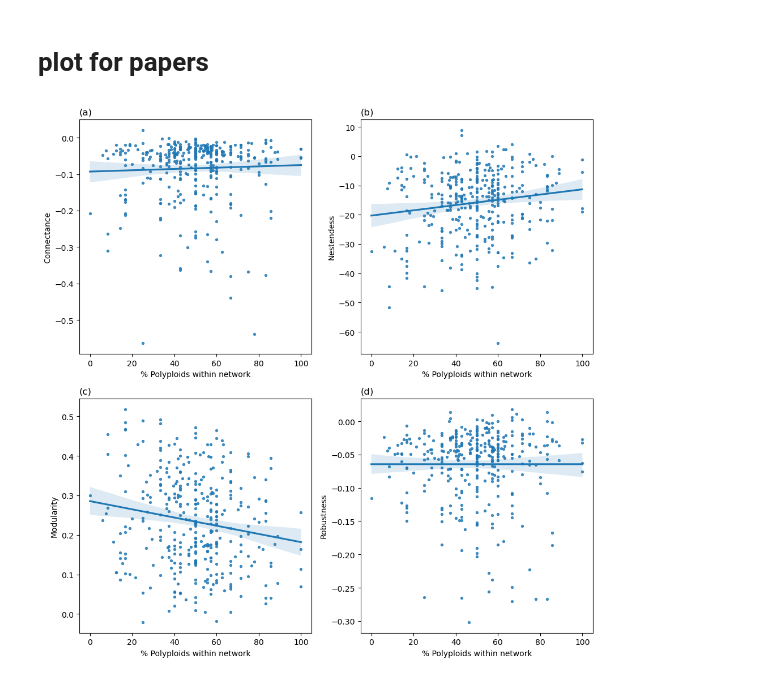
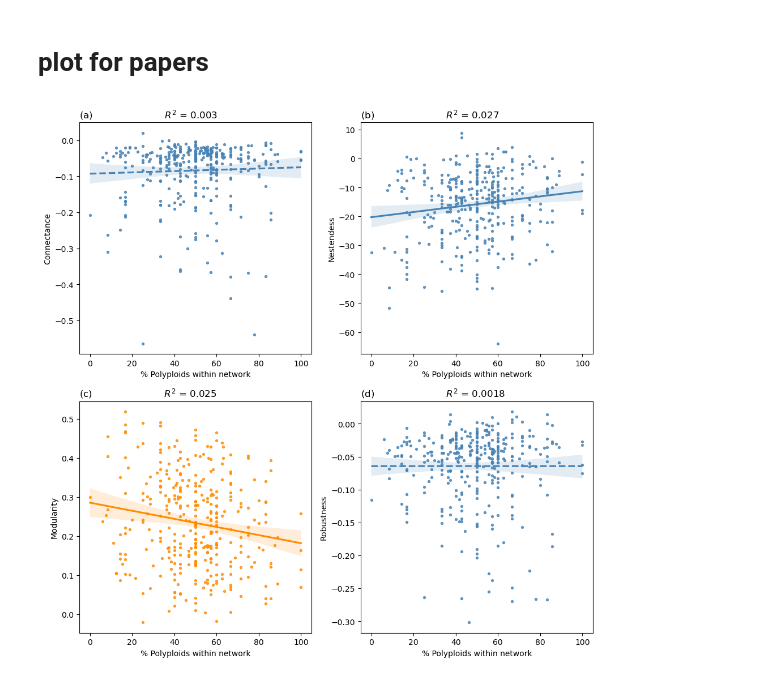
Before and after one commit to halabikeren/plant_pollinator_networks, a Jupyter notebook: notebooks/statistical_analysis/network_level/prepare_data.ipynb, the cells around one changed output. Cells and saved outputs as stored; diff of their text form; code cells hidden in the pictures.

```diff
--- a/notebooks/statistical_analysis/network_level/prepare_data.ipynb
+++ b/notebooks/statistical_analysis/network_level/prepare_data.ipynb
@@ -457,25 +423,43 @@ Modularity = KruskalResult(statistic=nan, pvalue=nan)
 # %% [markdown]
 # plot for papers
 # %%
+import scipy as sp
+
 df = pd.read_csv(processed_data_path)
 df["% Polyploids within network"] = df.FracPolyploids*100
 
+def get_corr(x, y):
+    r, p = sp.stats.pearsonr(x, y)
+    return r
+
 fig, ax = plt.subplots(nrows=2, ncols=2, figsize=(10,10))
 
-sns.regplot(x="% Polyploids within network", y='Connectance', data=df, scatter_kws={"s": 8}, ax=ax[0][0])
-ax[0][0].set_title("(a)", loc='left')
-sns.regplot(x="% Polyploids within network", y=f'{"Weighted " if do_weighted else ""}Nestedness', data=df, scatter_kws={"s": 8}, ax=ax[0][1])
+sns.regplot(x="% Polyploids within network", y='Connectance', data=df, scatter_kws={"s": 8}, ax=ax[0][0], color="steelblue", line_kws={"ls":"dashed"})
+# ax[0][0].annotate(f'R = 0.059', (0.79, 0.95), xycoords='axes fraction')
+title = r"(a)                        $R^2$ = 0.003"
+ax[0][0].set_title(title, loc='left')
+
+nest_varname = f'{"Weighted " if do_weighted else ""}Nestedness'
+sns.regplot(x="% Polyploids within network", y=nest_varname, data=df, scatter_kws={"s": 8}, ax=ax[0][1], color="steelblue", line_kws={"ls":"solid"})
+# ax[0][1].annotate(f'R = 0.166', (0.79, 0.95), xycoords='axes fraction')
 ax[0][1].set_ylabel("Nestendess")
-ax[0][1].set_title("(b)", loc='left')
-sns.regplot(x="% Polyploids within network", y='Modularity', data=df, scatter_kws={"s": 8}, ax=ax[1][0])
-ax[1][0].set_title("(c)", loc='left')
-sns.regplot(x="% Polyploids within network", y='Robustness', data=df, scatter_kws={"s": 8}, ax=ax[1][1])
-ax[1][1].set_title("(d)", loc='left')
+title = r"(b)                        $R^2$ = 0.027"
+ax[0][1].set_title(title, loc='left')
+
+sns.regplot(x="% Polyploids within network", y='Modularity', data=df, scatter_kws={"s": 8}, ax=ax[1][0], color="darkorange", line_kws={"ls":"solid"})
+# ax[1][0].annotate(f'R = -0.157', (0.78, 0.95), xycoords='axes fraction')
+title = r"(c)                        $R^2$ = 0.025"
+ax[1][0].set_title(title, loc='left')
+
+sns.regplot(x="% Polyploids within network", y='Robustness', data=df, scatter_kws={"s": 8}, ax=ax[1][1], color="steelblue", line_kws={"ls":"dashed"})
+# ax[1][1].annotate(f'R = 0.009', (0.79, 0.95), xycoords='axes fraction')
+title = r"(d)                        $R^2$ = 0.0018"
+ax[1][1].set_title(title, loc='left')
 
 fig.tight_layout()
 fig.savefig(f"../../../data/figures/fig3_{'' if do_weighted else 'un'}weighted.svg")
 # %% [output]
-[figure, old version]
+[figure, new version]
 # %%
 # import matplotlib.pyplot as plt
 
```
Also changed, not shown: parts of 26 cells of this notebook, 29 other files.
